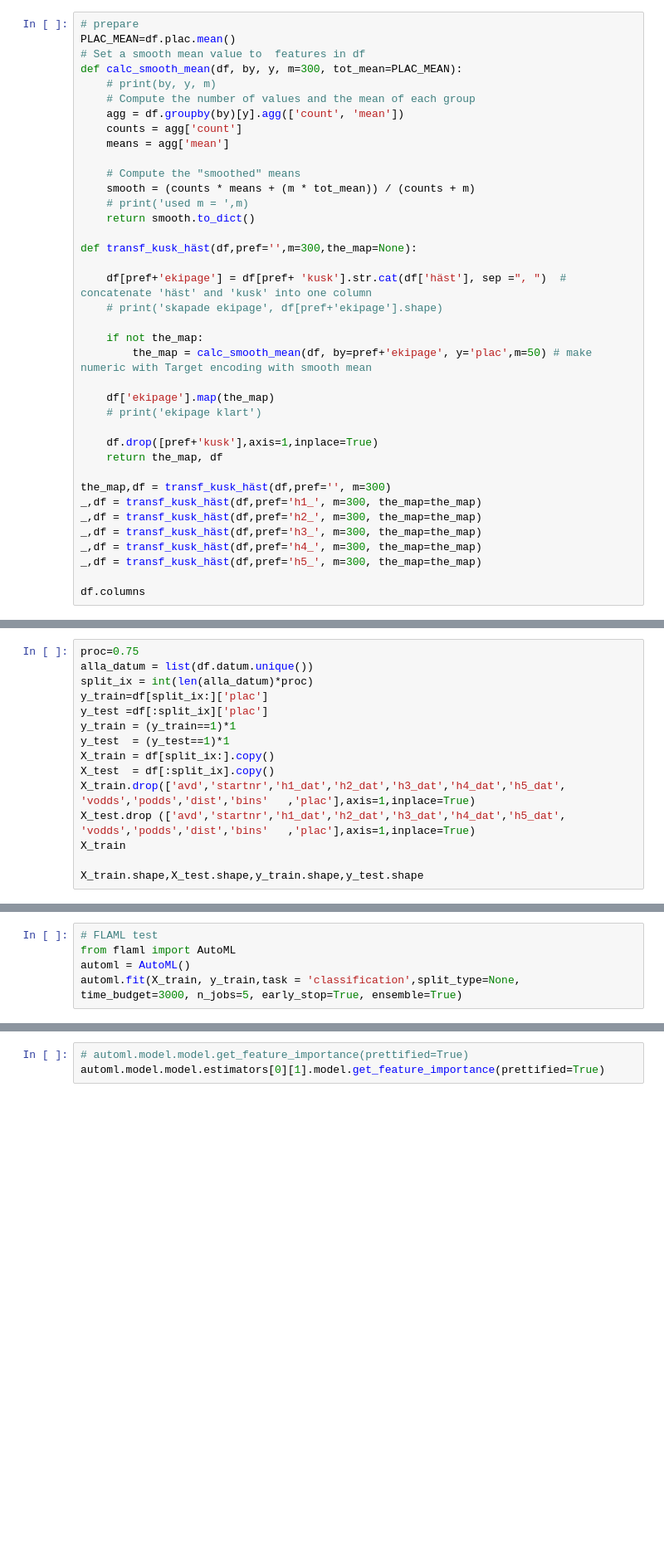
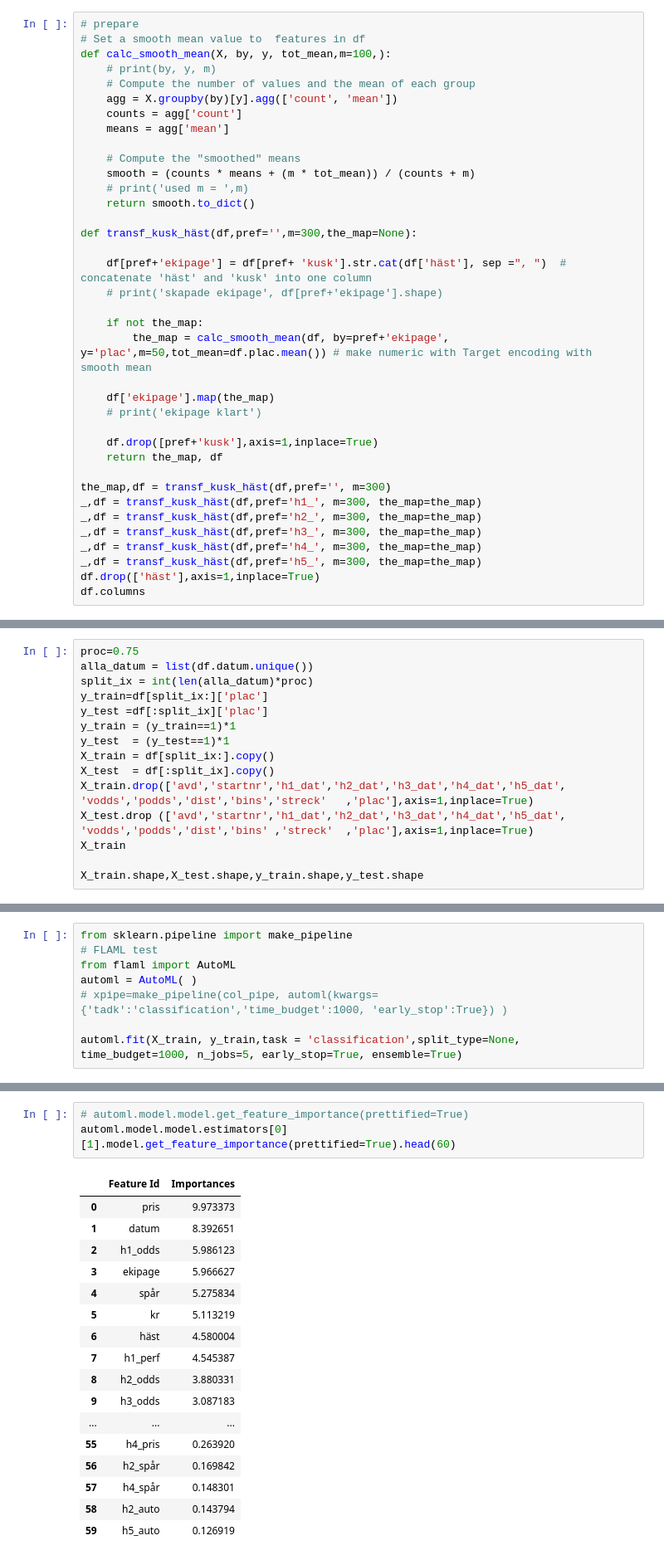
Before and after one commit to carokanns/Trav, a Jupyter notebook: spel/v75_tester/FLAML test.ipynb, the cells around one changed output, grey strips where cells are left out. Shown at 83% size. Drawn from its saved outputs; the diff is of its cells as text; blank space fills up the shorter version.

Commit message:
påbörjat mätningar av olika modeller

```diff
--- a/spel/v75_tester/FLAML test.ipynb
+++ b/spel/v75_tester/FLAML test.ipynb
@@ -9,12 +9,11 @@ from IPython.display import display
 df = pd.read_csv('..\\all_data.csv')
 # %%
 # prepare
-PLAC_MEAN=df.plac.mean()
 # Set a smooth mean value to  features in df
-def calc_smooth_mean(df, by, y, m=300, tot_mean=PLAC_MEAN):
+def calc_smooth_mean(X, by, y, tot_mean,m=100,):
     # print(by, y, m)
     # Compute the number of values and the mean of each group
-    agg = df.groupby(by)[y].agg(['count', 'mean'])
+    agg = X.groupby(by)[y].agg(['count', 'mean'])
     counts = agg['count']
     means = agg['mean']
 
@@ -29,7 +28,7 @@ def transf_kusk_häst(df,pref='',m=300,the_map=None):
     # print('skapade ekipage', df[pref+'ekipage'].shape)
 
     if not the_map:
-        the_map = calc_smooth_mean(df, by=pref+'ekipage', y='plac',m=50) # make numeric with Target encoding with smooth mean
+        the_map = calc_smooth_mean(df, by=pref+'ekipage', y='plac',m=50,tot_mean=df.plac.mean()) # make numeric with Target encoding with smooth mean
 
     df['ekipage'].map(the_map)
     # print('ekipage klart')
@@ -43,5 +42,5 @@ _,df = transf_kusk_häst(df,pref='h2_', m=300, the_map=the_map)
 _,df = transf_kusk_häst(df,pref='h3_', m=300, the_map=the_map)
 _,df = transf_kusk_häst(df,pref='h4_', m=300, the_map=the_map)
 _,df = transf_kusk_häst(df,pref='h5_', m=300, the_map=the_map)
-
+df.drop(['häst'],axis=1,inplace=True)
 df.columns
@@ -55,8 +69,8 @@ y_train = (y_train==1)*1
 y_test  = (y_test==1)*1
 X_train = df[split_ix:].copy()
 X_test  = df[:split_ix].copy()
-X_train.drop(['avd','startnr','h1_dat','h2_dat','h3_dat','h4_dat','h5_dat', 'vodds','podds','dist','bins'   ,'plac'],axis=1,inplace=True)
-X_test.drop (['avd','startnr','h1_dat','h2_dat','h3_dat','h4_dat','h5_dat', 'vodds','podds','dist','bins'   ,'plac'],axis=1,inplace=True)
+X_train.drop(['avd','startnr','h1_dat','h2_dat','h3_dat','h4_dat','h5_dat', 'vodds','podds','dist','bins','streck'   ,'plac'],axis=1,inplace=True)
+X_test.drop (['avd','startnr','h1_dat','h2_dat','h3_dat','h4_dat','h5_dat', 'vodds','podds','dist','bins' ,'streck'  ,'plac'],axis=1,inplace=True)
 X_train
 
 X_train.shape,X_test.shape,y_train.shape,y_test.shape
@@ -63,5 +79,8 @@ X_train.shape,X_test.shape,y_train.shape,y_test.shape
 # %%
+from sklearn.pipeline import make_pipeline
 # FLAML test
 from flaml import AutoML
-automl = AutoML()
-automl.fit(X_train, y_train,task = 'classification',split_type=None, time_budget=3000, n_jobs=5, early_stop=True, ensemble=True)
+automl = AutoML( )
+# xpipe=make_pipeline(col_pipe, automl(kwargs={'tadk':'classification','time_budget':1000, 'early_stop':True}) )
+
+automl.fit(X_train, y_train,task = 'classification',split_type=None, time_budget=1000, n_jobs=5, early_stop=True, ensemble=True)
@@ -100,3 +150,21 @@ mätningar
 # %%
 # automl.model.model.get_feature_importance(prettified=True)
-automl.model.model.estimators[0][1].model.get_feature_importance(prettified=True)
+automl.model.model.estimators[0][1].model.get_feature_importance(prettified=True).head(60)
+# %% [output]
+|  | Feature Id | Importances |
+| 0 | pris | 9.973373 |
+| 1 | datum | 8.392651 |
+| 2 | h1_odds | 5.986123 |
+| 3 | ekipage | 5.966627 |
+| 4 | spår | 5.275834 |
+| 5 | kr | 5.113219 |
+| 6 | häst | 4.580004 |
+| 7 | h1_perf | 4.545387 |
+| 8 | h2_odds | 3.880331 |
+| 9 | h3_odds | 3.087183 |
+| ... | ... | ... |
+| 55 | h4_pris | 0.263920 |
+| 56 | h2_spår | 0.169842 |
+| 57 | h4_spår | 0.148301 |
+| 58 | h2_auto | 0.143794 |
+| 59 | h5_auto | 0.126919 |
```
Also changed, not shown: parts of 11 cells of this notebook, 24 other files.
